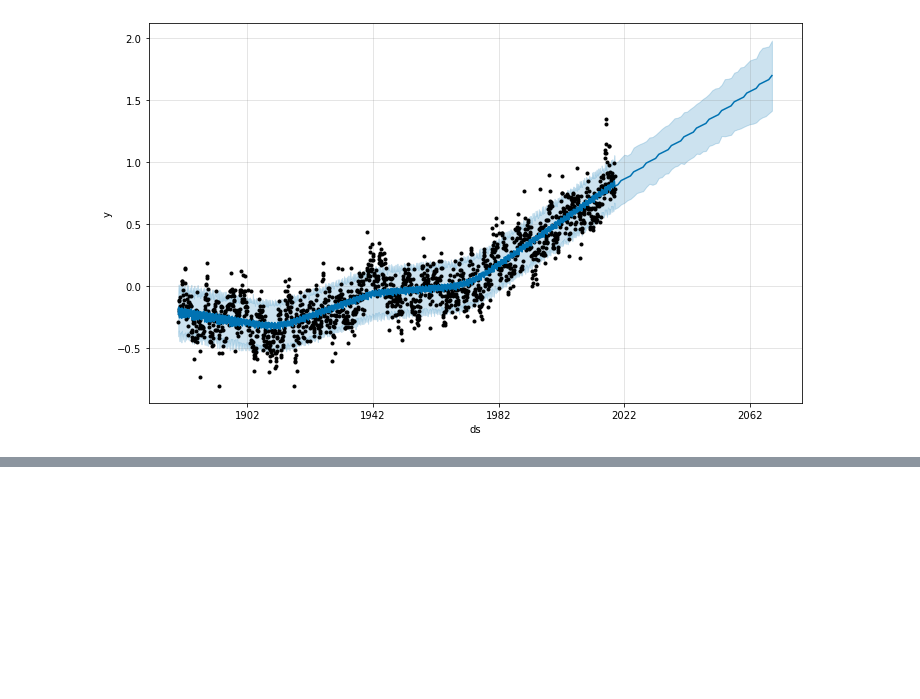
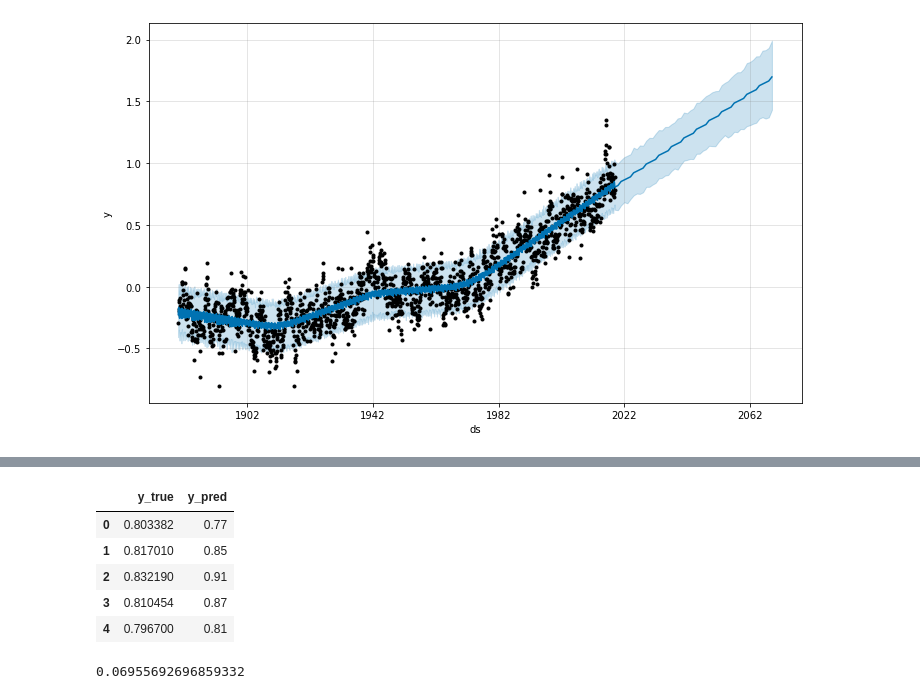
Before and after one commit to AnaAGG/Code_Pills, a Jupyter notebook: Time-Series-Prophet/Notebooks/1- Time-Series.ipynb, the cells around one changed output, grey strips where cells are left out. Cells and saved outputs as stored; diff of their text form; code cells hidden in the pictures; blank space fills up the shorter version.

```diff
--- a/Time-Series-Prophet/Notebooks/1- Time-Series.ipynb
+++ b/Time-Series-Prophet/Notebooks/1- Time-Series.ipynb
@@ -136,0 +191,2 @@ fig1 = model.plot(forecast, uncertainty = True)
+# %%
+y_pred = model.predict(test)
@@ -136,0 +205,16 @@ fig1 = model.plot(forecast, uncertainty = True)
+# %%
+pred_df = pd.DataFrame(test.y.values, y_pred["yhat"].values).reset_index()
+pred_df.columns = ["y_true", "y_pred"]
+pred_df.head()
+# %% [output]
+|  | y_true | y_pred |
+| 0 | 0.803382 | 0.77 |
+| 1 | 0.817010 | 0.85 |
+| 2 | 0.832190 | 0.91 |
+| 3 | 0.810454 | 0.87 |
+| 4 | 0.796700 | 0.81 |
+# %%
+rms = sqrt(mean_squared_error(test.y.values, y_pred["yhat"].values))
+rms
+# %% [output]
+0.06955692696859332
```
Also changed, not shown: parts of 13 cells of this notebook.
